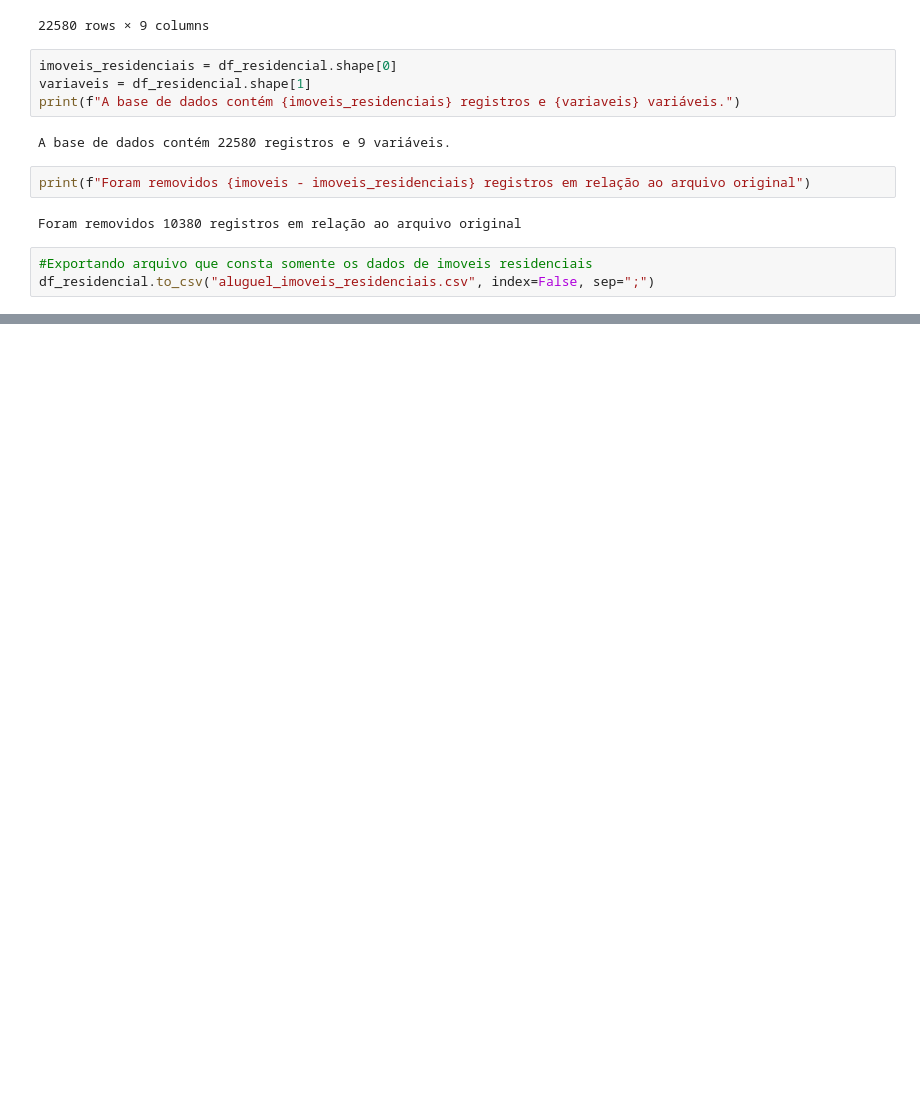
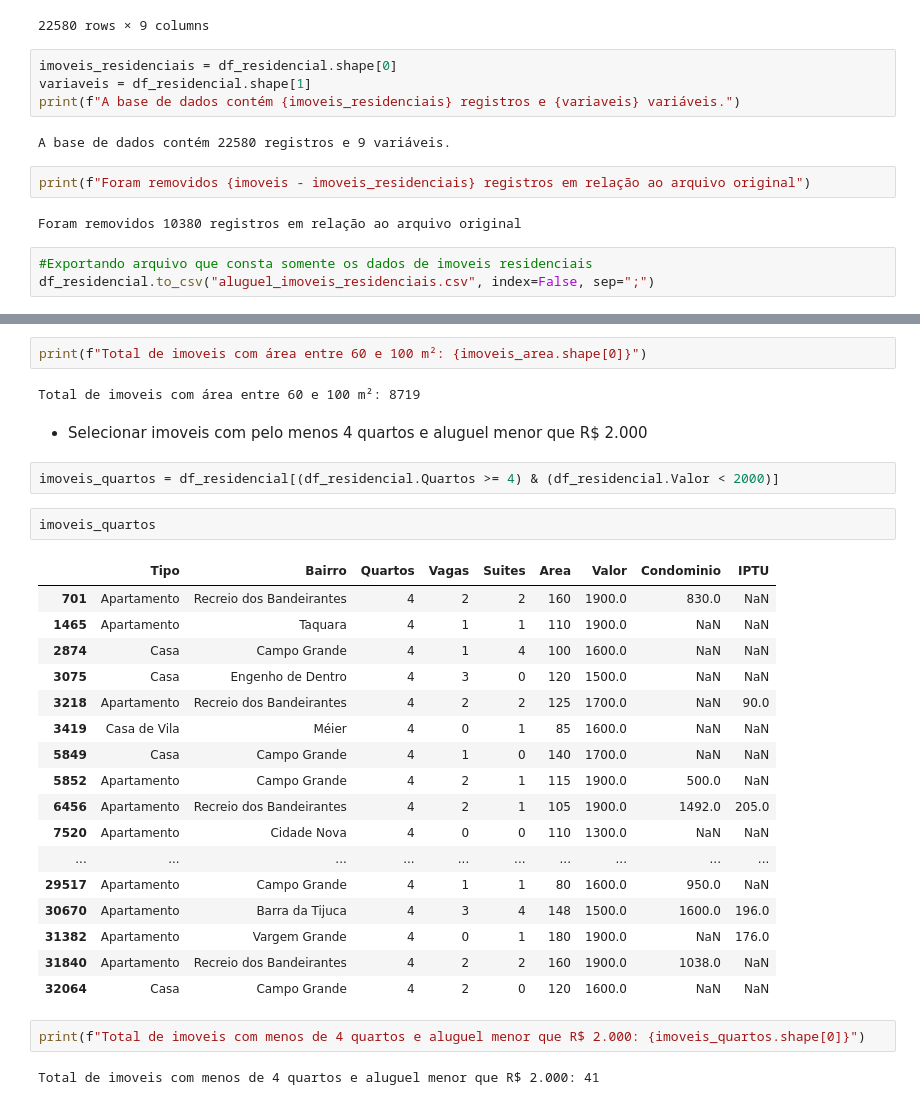
Before and after one commit to wagnergbriel/analise-de-dados, a Jupyter notebook: exercicio_pandas_relatorio_imoveis.ipynb, the cells around one changed output, grey strips where cells are left out. Drawn from its saved outputs; the diff is of its cells as text; blank space fills up the shorter version.

Commit message:
feat:  analisar selecao e frequencia de imoveis

```diff
--- a/exercicio_pandas_relatorio_imoveis.ipynb
+++ b/exercicio_pandas_relatorio_imoveis.ipynb
@@ -169,0 +240,32 @@ df_residencial.to_csv("aluguel_imoveis_residenciais.csv", index=False, sep=";")
+# %%
+print(f"Total de imoveis com área entre 60 e 100 m²: {imoveis_area.shape[0]}")
+# %% [output]
+Total de imoveis com área entre 60 e 100 m²: 8719
+# %% [markdown]
+*   Selecionar imoveis com pelo menos 4 quartos e aluguel menor que R$ 2.000
+# %%
+imoveis_quartos = df_residencial[(df_residencial.Quartos >= 4) & (df_residencial.Valor < 2000)]
+# %%
+imoveis_quartos
+# %% [output]
+|  | Tipo | Bairro | Quartos | Vagas | Suites | Area | Valor | Condominio | IPTU |
+| 701 | Apartamento | Recreio dos Bandeirantes | 4 | 2 | 2 | 160 | 1900.0 | 830.0 | NaN |
+| 1465 | Apartamento | Taquara | 4 | 1 | 1 | 110 | 1900.0 | NaN | NaN |
+| 2874 | Casa | Campo Grande | 4 | 1 | 4 | 100 | 1600.0 | NaN | NaN |
+| 3075 | Casa | Engenho de Dentro | 4 | 3 | 0 | 120 | 1500.0 | NaN | NaN |
+| 3218 | Apartamento | Recreio dos Bandeirantes | 4 | 2 | 2 | 125 | 1700.0 | NaN | 90.0 |
+| 3419 | Casa de Vila | Méier | 4 | 0 | 1 | 85 | 1600.0 | NaN | NaN |
+| 5849 | Casa | Campo Grande | 4 | 1 | 0 | 140 | 1700.0 | NaN | NaN |
+| 5852 | Apartamento | Campo Grande | 4 | 2 | 1 | 115 | 1900.0 | 500.0 | NaN |
+| 6456 | Apartamento | Recreio dos Bandeirantes | 4 | 2 | 1 | 105 | 1900.0 | 1492.0 | 205.0 |
+| 7520 | Apartamento | Cidade Nova | 4 | 0 | 0 | 110 | 1300.0 | NaN | NaN |
+| ... | ... | ... | ... | ... | ... | ... | ... | ... | ... |
+| 29517 | Apartamento | Campo Grande | 4 | 1 | 1 | 80 | 1600.0 | 950.0 | NaN |
+| 30670 | Apartamento | Barra da Tijuca | 4 | 3 | 4 | 148 | 1500.0 | 1600.0 | 196.0 |
+| 31382 | Apartamento | Vargem Grande | 4 | 0 | 1 | 180 | 1900.0 | NaN | 176.0 |
+| 31840 | Apartamento | Recreio dos Bandeirantes | 4 | 2 | 2 | 160 | 1900.0 | 1038.0 | NaN |
+| 32064 | Casa | Campo Grande | 4 | 2 | 0 | 120 | 1600.0 | NaN | NaN |
+# %%
+print(f"Total de imoveis com menos de 4 quartos e aluguel menor que R$ 2.000: {imoveis_quartos.shape[0]}")
+# %% [output]
+Total de imoveis com menos de 4 quartos e aluguel menor que R$ 2.000: 41
```
Also changed, not shown: parts of 12 cells of this notebook.
